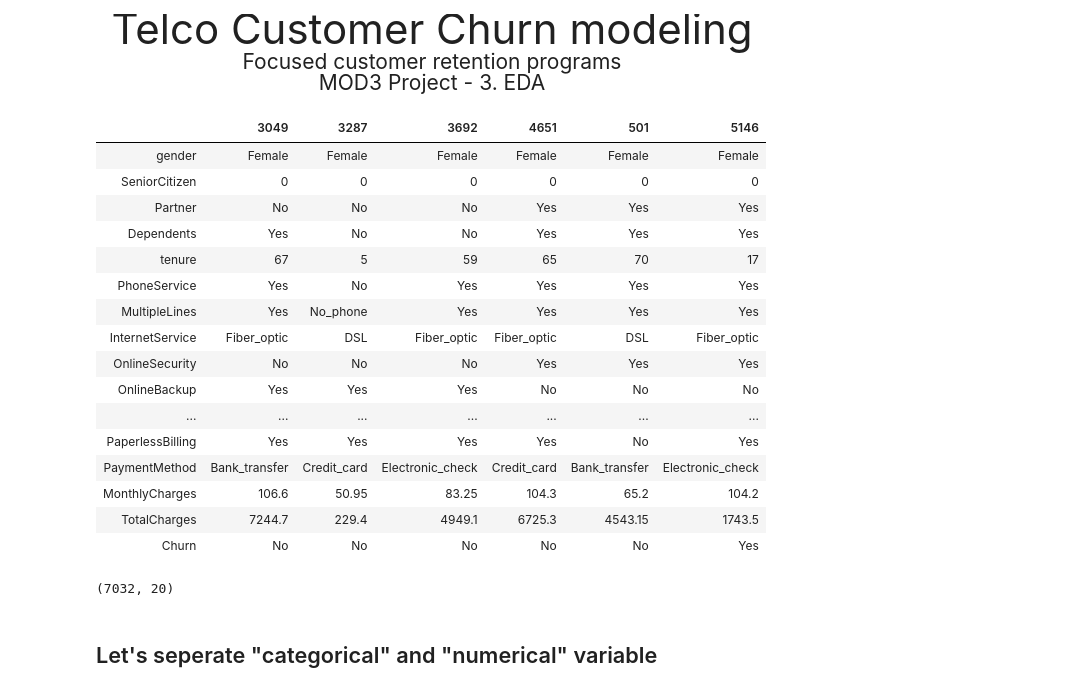
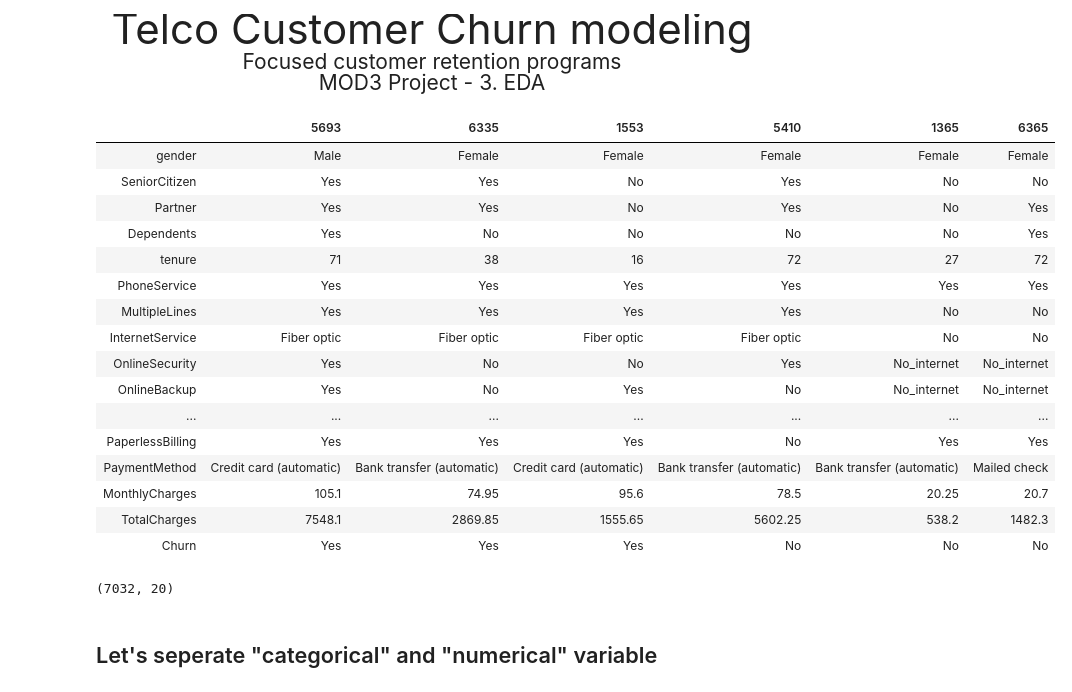
Before and after one commit to GitHub-ccd/Customer_churn_classification_MOD_3, a Jupyter notebook: 3-EDA.ipynb, the cells around one changed output. Saved outputs shown, nothing was run; the diff lists cells and outputs as text; code cells hidden in the pictures.

```diff
--- a/3-EDA.ipynb
+++ b/3-EDA.ipynb
@@ -10,26 +11,30 @@ import matplotlib.pyplot as plt
 # %%
 # import important cleaned data
-df = pd.read_csv("data/telco_clean.csv")
+df = pd.read_csv("data/telco_clean_1.csv")
+# little cleaning
+df.SeniorCitizen.replace(to_replace=[1, 0], value = ["Yes", "No"], inplace=True)
+df.replace(to_replace=["No phone service", "No internet service"],
+           value = ["No_phone", "No_internet"], inplace=True)
 display(df.sample(6).T)
 display(df.shape)
 # %% [output]
-|  | 3049 | 3287 | 3692 | 4651 | 501 | 5146 |
-| gender | Female | Female | Female | Female | Female | Female |
-| SeniorCitizen | 0 | 0 | 0 | 0 | 0 | 0 |
-| Partner | No | No | No | Yes | Yes | Yes |
-| Dependents | Yes | No | No | Yes | Yes | Yes |
-| tenure | 67 | 5 | 59 | 65 | 70 | 17 |
-| PhoneService | Yes | No | Yes | Yes | Yes | Yes |
-| MultipleLines | Yes | No_phone | Yes | Yes | Yes | Yes |
-| InternetService | Fiber_optic | DSL | Fiber_optic | Fiber_optic | DSL | Fiber_optic |
-| OnlineSecurity | No | No | No | Yes | Yes | Yes |
-| OnlineBackup | Yes | Yes | Yes | No | No | No |
+|  | 5693 | 6335 | 1553 | 5410 | 1365 | 6365 |
+| gender | Male | Female | Female | Female | Female | Female |
+| SeniorCitizen | Yes | Yes | No | Yes | No | No |
+| Partner | Yes | Yes | No | Yes | No | Yes |
+| Dependents | Yes | No | No | No | No | Yes |
+| tenure | 71 | 38 | 16 | 72 | 27 | 72 |
+| PhoneService | Yes | Yes | Yes | Yes | Yes | Yes |
+| MultipleLines | Yes | Yes | Yes | Yes | No | No |
+| InternetService | Fiber optic | Fiber optic | Fiber optic | Fiber optic | No | No |
+| OnlineSecurity | Yes | No | No | Yes | No_internet | No_internet |
+| OnlineBackup | Yes | No | Yes | No | No_internet | No_internet |
 | ... | ... | ... | ... | ... | ... | ... |
-| PaperlessBilling | Yes | Yes | Yes | Yes | No | Yes |
-| PaymentMethod | Bank_transfer | Credit_card | Electronic_check | Credit_card | Bank_transfer | Electronic_check |
-| MonthlyCharges | 106.6 | 50.95 | 83.25 | 104.3 | 65.2 | 104.2 |
-| TotalCharges | 7244.7 | 229.4 | 4949.1 | 6725.3 | 4543.15 | 1743.5 |
-| Churn | No | No | No | No | No | Yes |
+| PaperlessBilling | Yes | Yes | Yes | No | Yes | Yes |
+| PaymentMethod | Credit card (automatic) | Bank transfer (automatic) | Credit card (automatic) | Bank transfer (automatic) | Bank transfer (automatic) | Mailed check |
+| MonthlyCharges | 105.1 | 74.95 | 95.6 | 78.5 | 20.25 | 20.7 |
+| TotalCharges | 7548.1 | 2869.85 | 1555.65 | 5602.25 | 538.2 | 1482.3 |
+| Churn | Yes | Yes | Yes | No | No | No |
 (7032, 20)
 # %% [markdown]
 ## Let's seperate "categorical" and "numerical" variable
```
Also changed, not shown: parts of 51 cells of this notebook, 22 other files.
